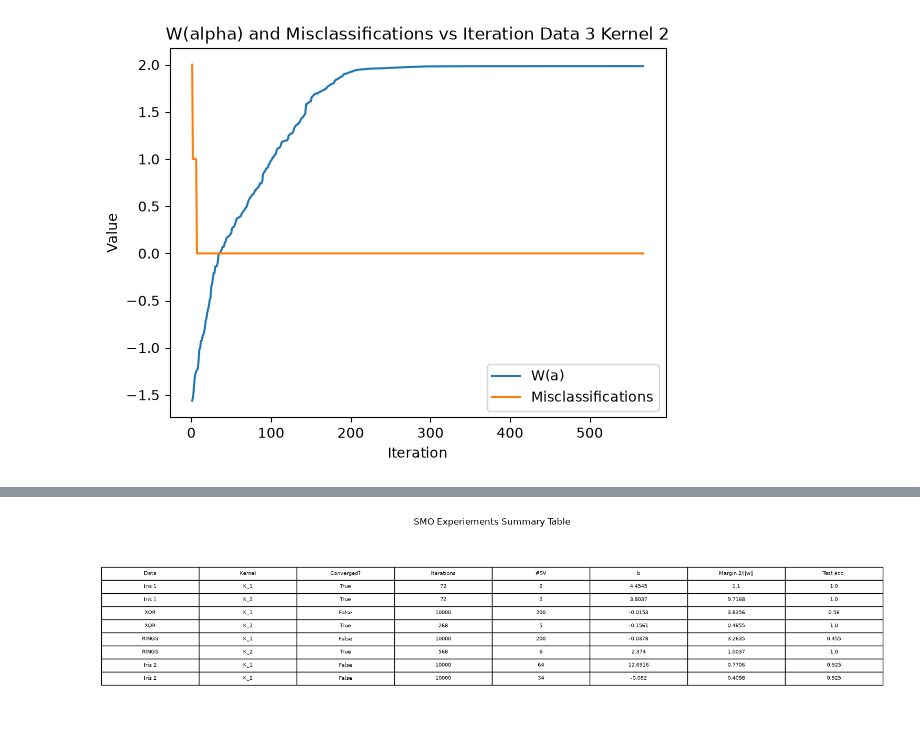
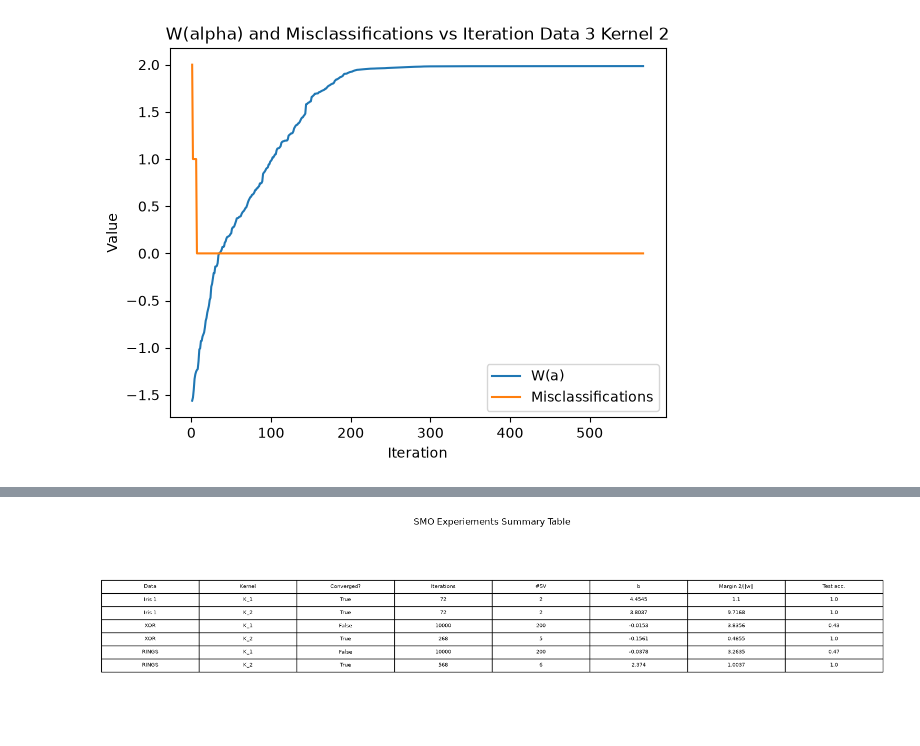
Before and after one commit to JosephAFerguson/CS6037_MachineLearning, a Jupyter notebook: Assignment5/code.ipynb, the cells around one changed output, grey strips where cells are left out. Drawn from its saved outputs; the diff is of its cells as text; code cells hidden in the pictures.

```diff
--- a/Assignment5/code.ipynb
+++ b/Assignment5/code.ipynb
@@ -479,7 +479,7 @@ print("Train acc: ",accuracy_score(trainDF["y"].values, K1_ytr_preds))
 print("Evaluation on Test Data")
 print(confusion_matrix(testDF["y"].values, K1_yte_preds))
 print("Test acc: ",accuracy_score(testDF["y"].values, K1_yte_preds))
-d2k1monitor["testAcc"] = accuracy_score(trainDF["y"].values, K1_ytr_preds)
+d2k1monitor["testAcc"] = accuracy_score(testDF["y"].values, K1_yte_preds)
 
 # 3 - check ||w||2 norm agrees with sum alpha
 w2Norm = np.sum((alpha * trainDF["y"].values) @ K1_train @ (alpha * trainDF["y"].values))
@@ -542,7 +542,7 @@ print("Train acc: ",accuracy_score(trainDF["y"].values, K2_ytr_preds))
 print("Evaluation on Test Data")
 print(confusion_matrix(testDF["y"].values, K2_yte_preds))
 print("Test acc: ",accuracy_score(testDF["y"].values, K2_yte_preds))
-d2k2monitor["testAcc"] = accuracy_score(trainDF["y"].values, K2_ytr_preds)
+d2k2monitor["testAcc"] = accuracy_score(testDF["y"].values, K2_yte_preds)
 
 
 # 3 - check ||w||2 norm agrees with sum alpha
@@ -607,7 +607,7 @@ print("Train acc: ",accuracy_score(trainDF["y"].values, K1_ytr_preds))
 print("Evaluation on Test Data")
 print(confusion_matrix(testDF["y"].values, K1_yte_preds))
 print("Test acc: ",accuracy_score(testDF["y"].values, K1_yte_preds))
-d3k1monitor["testAcc"] = accuracy_score(trainDF["y"].values, K1_ytr_preds)
+d3k1monitor["testAcc"] = accuracy_score(testDF["y"].values, K1_yte_preds)
 
 
 # 3 - check ||w||2 norm agrees with sum alpha
@@ -671,7 +671,7 @@ print("Train acc: ",accuracy_score(trainDF["y"].values, K2_ytr_preds))
 print("Evaluation on Test Data")
 print(confusion_matrix(testDF["y"].values, K2_yte_preds))
 print("Test acc: ",accuracy_score(testDF["y"].values, K2_yte_preds))
-d3k2monitor["testAcc"] = accuracy_score(trainDF["y"].values, K2_ytr_preds)
+d3k2monitor["testAcc"] = accuracy_score(testDF["y"].values, K2_yte_preds)
 
 # 3 - check ||w||2 norm agrees with sum alpha
 w2Norm = np.sum((alpha * trainDF["y"].values) @ K2_train @ (alpha * trainDF["y"].values))
@@ -830,26 +963,26 @@ SumAlpha: 1030.3748
 # %%
 ### Fill Summary table - Joe
-monitors = [d1k1monitor, d1k2monitor, d2k1monitor, d2k2monitor, d3k1monitor, d3k2monitor, d4k1monitor, d4k2monitor]
+monitors = [d1k1monitor, d1k2monitor, d2k1monitor, d2k2monitor, d3k1monitor, d3k2monitor]
 data = ["Iris 1", "XOR", "RINGS", "Iris 2"]
 kernels = ["K_1", "K_2"]
 table = pd.DataFrame({
-    "Data": [data[i//2] for i in range(8)],
-    "Kernel": [kernels[i%2] for i in range(8)],
+    "Data": [data[i//2] for i in range(6)],
+    "Kernel": [kernels[i%2] for i in range(6)],
     "Converged?": [m["converged"] for m in monitors],
     "Iterations": [m["iters"] + 1 for m in monitors],
     "#SV": [np.sum(m["alpha"] > EPS) for m in monitors],
     "b": [round(m["bias"],4) for m in monitors],
     "Margin 2/||w||": [round(2 / m["wNorm"],4) if m["wNorm"] > 0 else np.nan for m in monitors],
-    "Test acc.": [m["testAcc"] for m in monitors]
+    "Test acc.": [round(m["testAcc"],4) for m in monitors]
 })
 fig, ax = plt.subplots()
 ax.axis('off')
 axtable = ax.table(cellText=table.values, colLabels=table.columns, loc='center', cellLoc='center')
 axtable.auto_set_font_size(False)
 axtable.set_fontsize(7)
 axtable.scale(3, 1.5)
 plt.title("SMO Experiements Summary Table")
 plt.tight_layout()
 plt.show()
 # %% [output]
-[figure, old version]
+[figure, new version]
```
Also changed, not shown: parts of 9 cells of this notebook, 16 other files.
